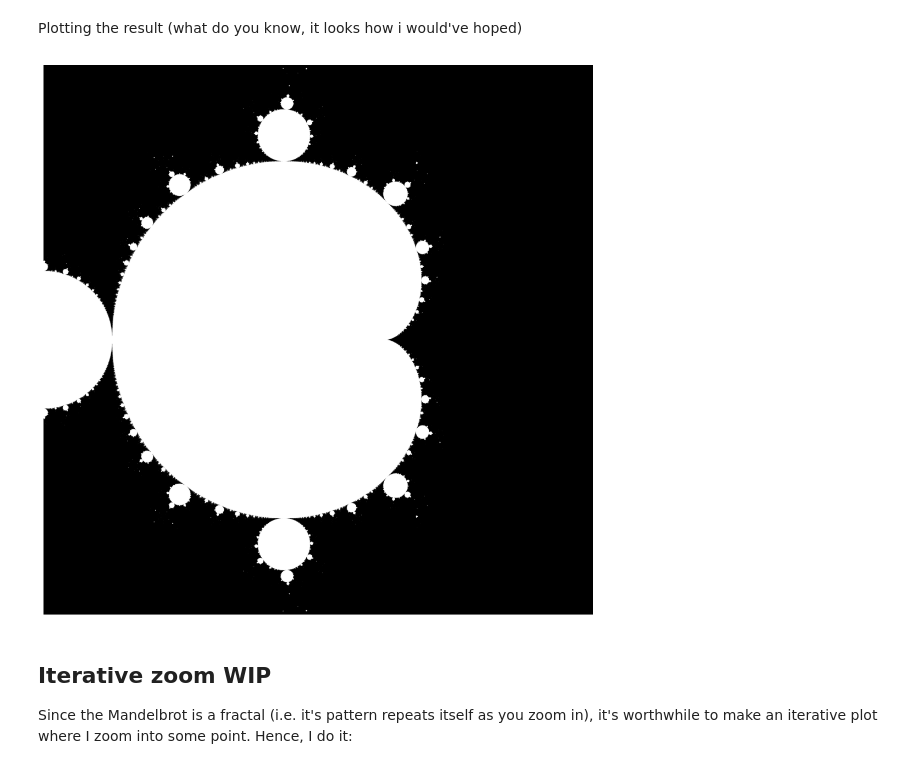
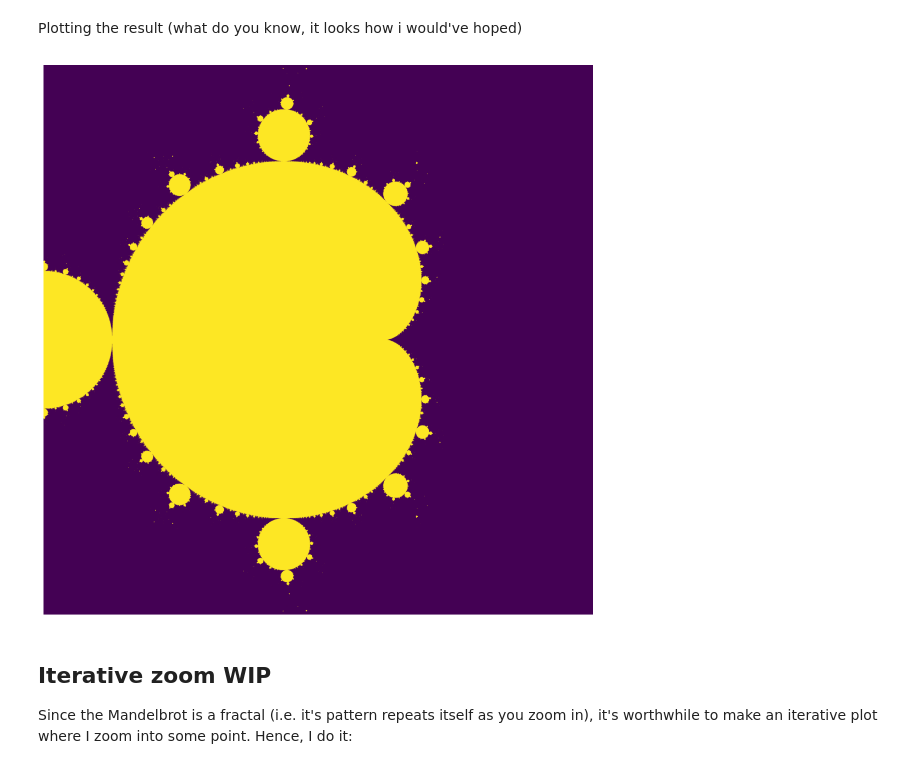
Before and after one commit to magnushelliesen/mandelbrot-set-calculator, a Jupyter notebook: notebooks/test_mandelbrot_calculator.ipynb, the cells around one changed output. Cells and saved outputs as stored; diff of their text form; code cells hidden in the pictures.

```diff
--- a/notebooks/test_mandelbrot_calculator.ipynb
+++ b/notebooks/test_mandelbrot_calculator.ipynb
@@ -19,26 +19,26 @@ True
 # %% [markdown]
 Testing the class that allows the user to set up an instance of the `MandelbrotSet` class, with a chosen grid size and max number of iterations.
 # %%
-ms_1 = MandelbrotSet(5000, 500)
+ms_1 = MandelbrotSet(5000)
 # %% [markdown]
 Calculating a grid for given min/max of the real an imaginary part of the points to be checked.
 # %%
 re_min, re_max, im_min, im_max = -1, 1, -1, 1
 
-grid = ms_1.make_grid(re_min, re_max, im_min, im_max)
+grid = ms_1.make_grid(re_min, re_max, im_min, im_max, 500)
 # %% [markdown]
 Plotting the result (what do you know, it looks how i would've hoped)
 # %%
 fig, ax = plt.subplots(figsize=(10, 10))
-ax.imshow(grid, extent=(re_min, re_max, im_min, im_max), cmap='gray')
+ax.imshow(grid, extent=(re_min, re_max, im_min, im_max))
 ax.set_xticks(np.linspace(re_min, re_max, 5))
 ax.set_yticks(np.linspace(im_min, im_max, 5))
 ax.set_aspect('equal')
 ax.axis('off')
 plt.tight_layout(pad=0)
 plt.show()
 # %% [output]
-[figure, old version]
+[figure, new version]
 # %% [markdown]
 ## Iterative zoom WIP
 
```
Also changed, not shown: parts of 3 cells of this notebook, 2 other files.
